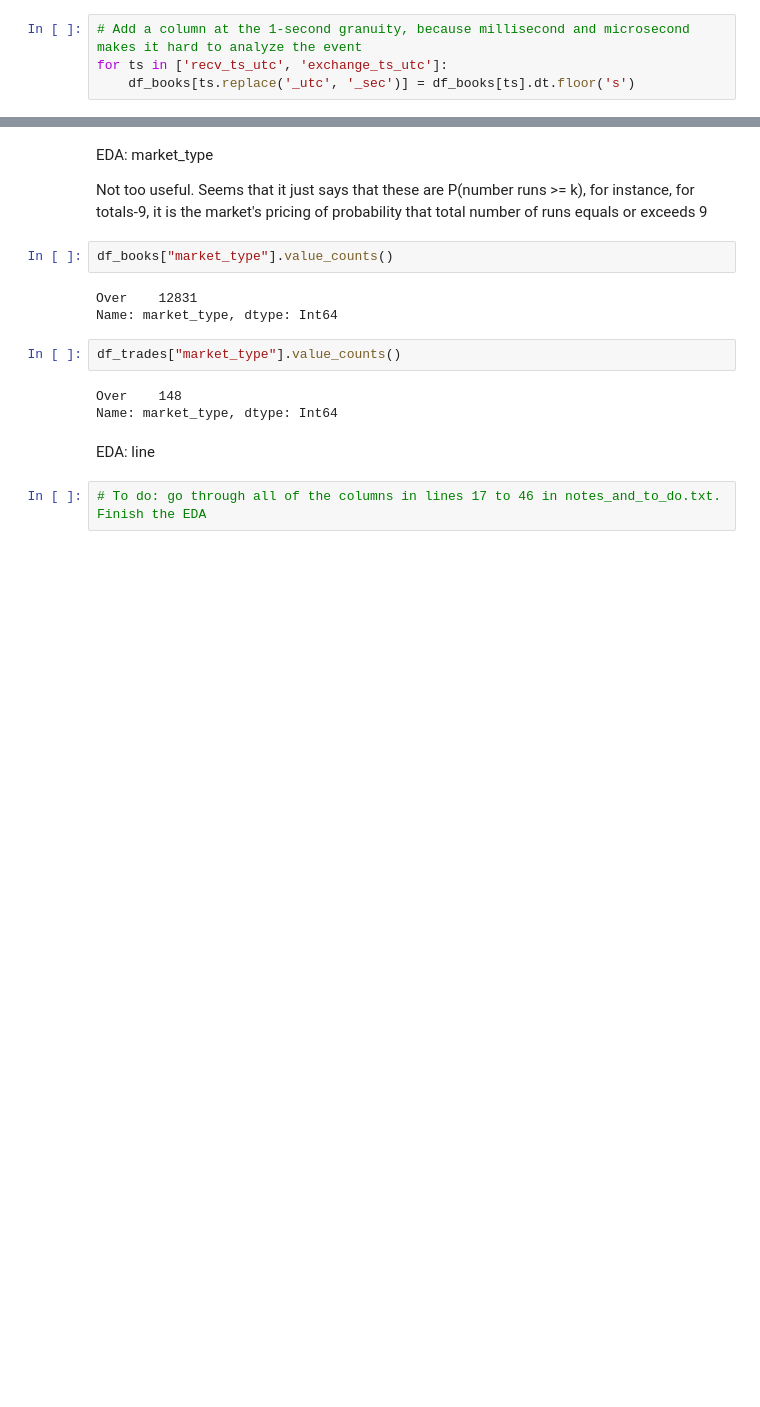
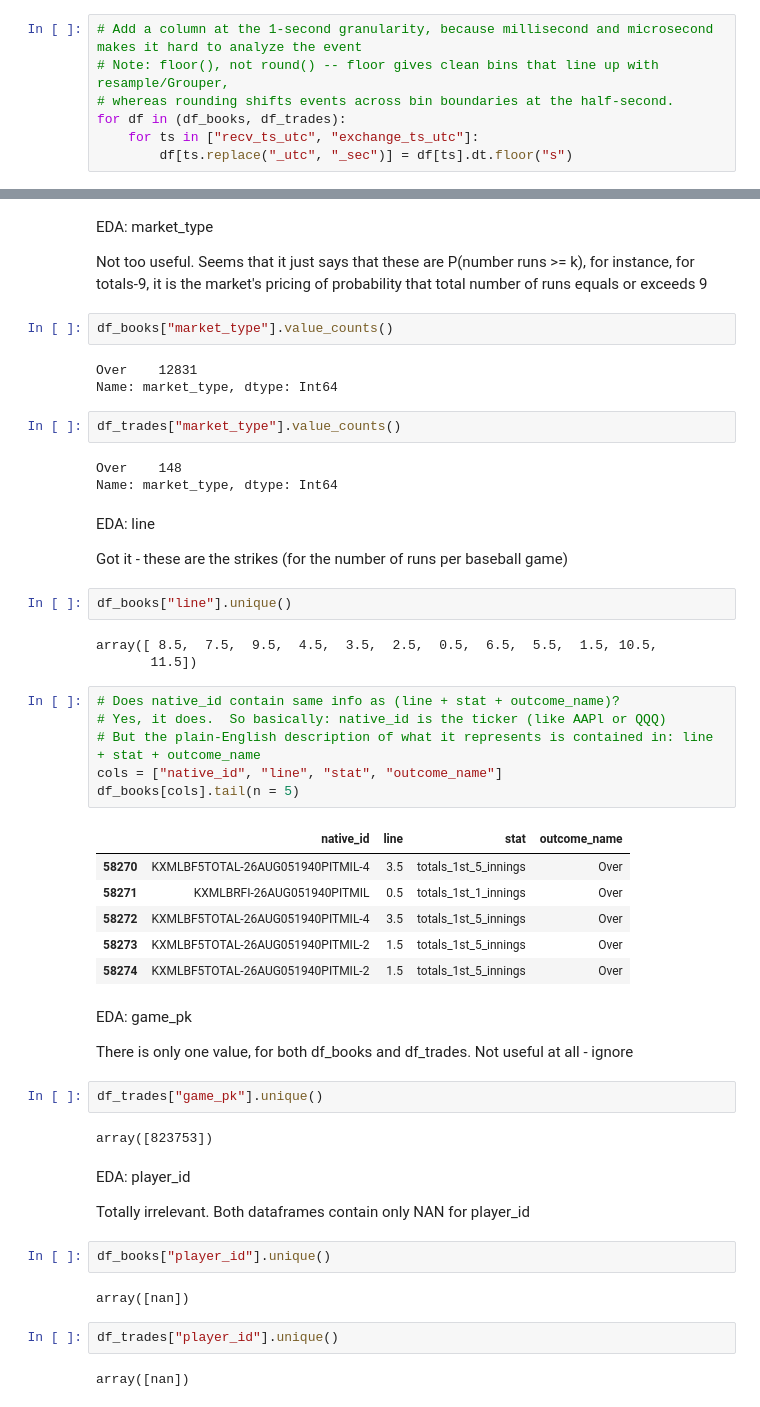
Before and after one commit to jzl4/prediction_market_project, a Jupyter notebook: data_exploration.ipynb, the cells around one changed output, grey strips where cells are left out. Cells and saved outputs as stored; diff of their text form; blank space fills up the shorter version.

Commit message:
Finally finished EDA on the columns, and ready to dive into trading & market microstructure analysis
Co-Authored-By: Claude Opus 5 <noreply@anthropic.com>

```diff
--- a/data_exploration.ipynb
+++ b/data_exploration.ipynb
@@ -101,9 +101,12 @@ print(f"Last received time stamp in books: {df_books['recv_ts_utc'].max()}")
 Last exchange time stamp in books: 2026-08-05 23:34:41.346000+00:00
 Last received time stamp in books: 2026-08-05 23:34:41.369452+00:00
 # %%
-# Add a column at the 1-second granuity, because millisecond and microsecond makes it hard to analyze the event
-for ts in ['recv_ts_utc', 'exchange_ts_utc']:
-    df_books[ts.replace('_utc', '_sec')] = df_books[ts].dt.floor('s')
+# Add a column at the 1-second granularity, because millisecond and microsecond makes it hard to analyze the event
+# Note: floor(), not round() -- floor gives clean bins that line up with resample/Grouper,
+# whereas rounding shifts events across bin boundaries at the half-second.
+for df in (df_books, df_trades):
+    for ts in ["recv_ts_utc", "exchange_ts_utc"]:
+        df[ts.replace("_utc", "_sec")] = df[ts].dt.floor("s")
 # %%
 # Latency distribution between timestamp of exchange vs. received
 for df in (df_trades, df_books):
@@ -332,5 +335,43 @@ Over    148
 Name: market_type, dtype: Int64
 # %% [markdown]
 EDA: line
+
+Got it - these are the strikes (for the number of runs per baseball game)
 # %%
-# To do: go through all of the columns in lines 17 to 46 in notes_and_to_do.txt.  Finish the EDA
+df_books["line"].unique()
+# %% [output]
+array([ 8.5,  7.5,  9.5,  4.5,  3.5,  2.5,  0.5,  6.5,  5.5,  1.5, 10.5,
+       11.5])
+# %%
+# Does native_id contain same info as (line + stat + outcome_name)?
+# Yes, it does.  So basically: native_id is the ticker (like AAPl or QQQ)
+# But the plain-English description of what it represents is contained in: line + stat + outcome_name
+cols = ["native_id", "line", "stat", "outcome_name"]
+df_books[cols].tail(n = 5)
+# %% [output]
+|  | native_id | line | stat | outcome_name |
+| 58270 | KXMLBF5TOTAL-26AUG051940PITMIL-4 | 3.5 | totals_1st_5_innings | Over |
+| 58271 | KXMLBRFI-26AUG051940PITMIL | 0.5 | totals_1st_1_innings | Over |
+| 58272 | KXMLBF5TOTAL-26AUG051940PITMIL-4 | 3.5 | totals_1st_5_innings | Over |
+| 58273 | KXMLBF5TOTAL-26AUG051940PITMIL-2 | 1.5 | totals_1st_5_innings | Over |
+| 58274 | KXMLBF5TOTAL-26AUG051940PITMIL-2 | 1.5 | totals_1st_5_innings | Over |
+# %% [markdown]
+EDA: game_pk
+
+There is only one value, for both df_books and df_trades.  Not useful at all - ignore
+# %%
+df_trades["game_pk"].unique()
+# %% [output]
+array([823753])
+# %% [markdown]
+EDA: player_id
+
+Totally irrelevant.  Both dataframes contain only NAN for player_id
+# %%
+df_books["player_id"].unique()
+# %% [output]
+array([nan])
+# %%
+df_trades["player_id"].unique()
+# %% [output]
+array([nan])
```
Also changed, not shown: parts of 19 cells of this notebook, 1 other file.
